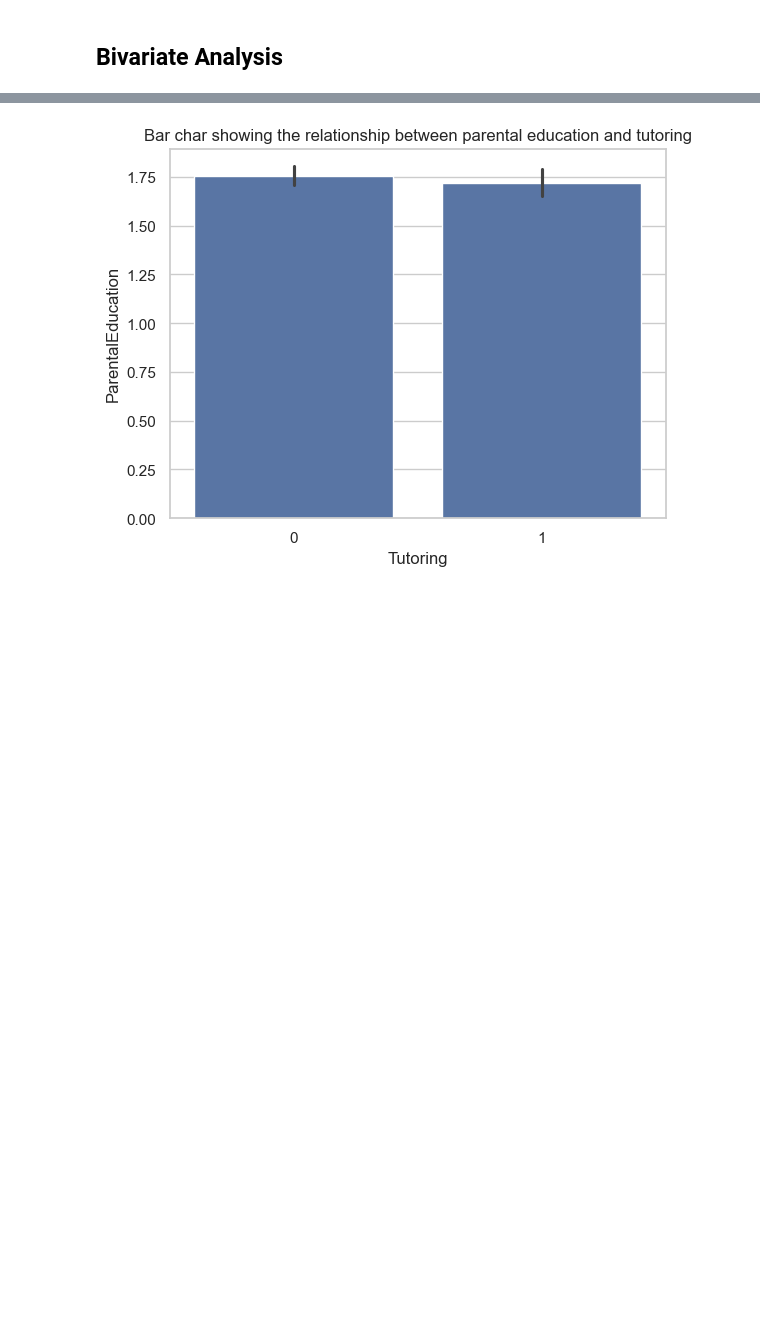
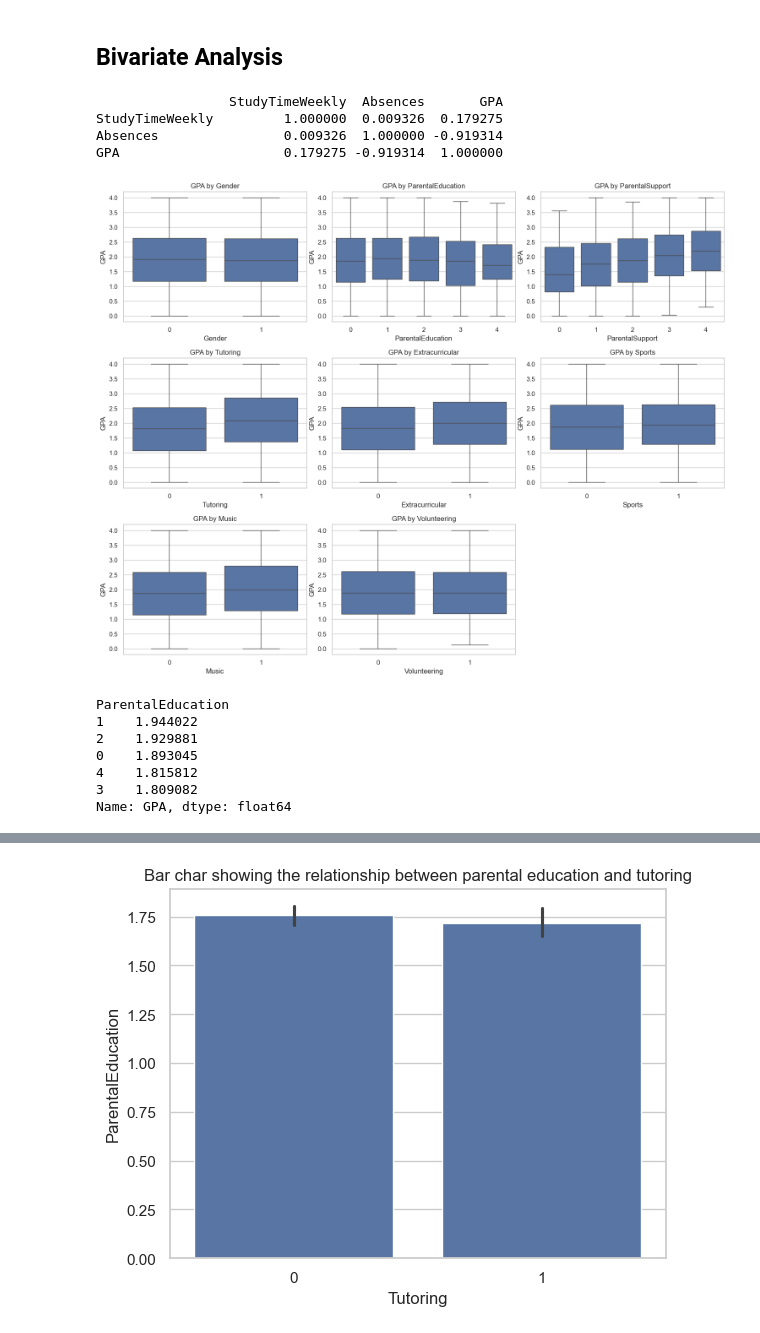
Before and after one commit to CantCode29/MLG382ProjectFolder, a Jupyter notebook: notebooks/BrightAcademyGradeAnalysisAndPredictionNoteBook.ipynb, the cells around one changed output, grey strips where cells are left out. Saved outputs shown, nothing was run; the diff lists cells and outputs as text; code cells hidden in the pictures; blank space fills up the shorter version.

```diff
--- a/notebooks/BrightAcademyGradeAnalysisAndPredictionNoteBook.ipynb
+++ b/notebooks/BrightAcademyGradeAnalysisAndPredictionNoteBook.ipynb
@@ -300,3 +300,34 @@ plt.show()
 [figure]
 # %% [markdown]
 ## Bivariate Analysis
+# %%
+print(df[['StudyTimeWeekly', 'Absences', 'GPA']].corr())
+# %% [output]
+                 StudyTimeWeekly  Absences       GPA
+StudyTimeWeekly         1.000000  0.009326  0.179275
+Absences                0.009326  1.000000 -0.919314
+GPA                     0.179275 -0.919314  1.000000
+# %%
+categorical_cols = ['Gender', 'ParentalEducation', 'ParentalSupport', 'Tutoring', 'Extracurricular', 'Sports', 'Music', 'Volunteering']
+
+plt.figure(figsize=(15, 12))
+for i, col in enumerate(categorical_cols):
+    plt.subplot(3, 3, i + 1)
+    sns.boxplot(data=df, x=col, y='GPA')
+    plt.title(f'GPA by {col}')
+    plt.xlabel(col)
+    plt.ylabel('GPA')
+
+plt.tight_layout()
+plt.show()
+
+print(df.groupby('ParentalEducation')['GPA'].mean().sort_values(ascending=False))
+# %% [output]
+[figure, added]
+ParentalEducation
+1    1.944022
+2    1.929881
+0    1.893045
+4    1.815812
+3    1.809082
+Name: GPA, dtype: float64
```
Also changed, not shown: parts of 4 cells of this notebook, 1 other file.
